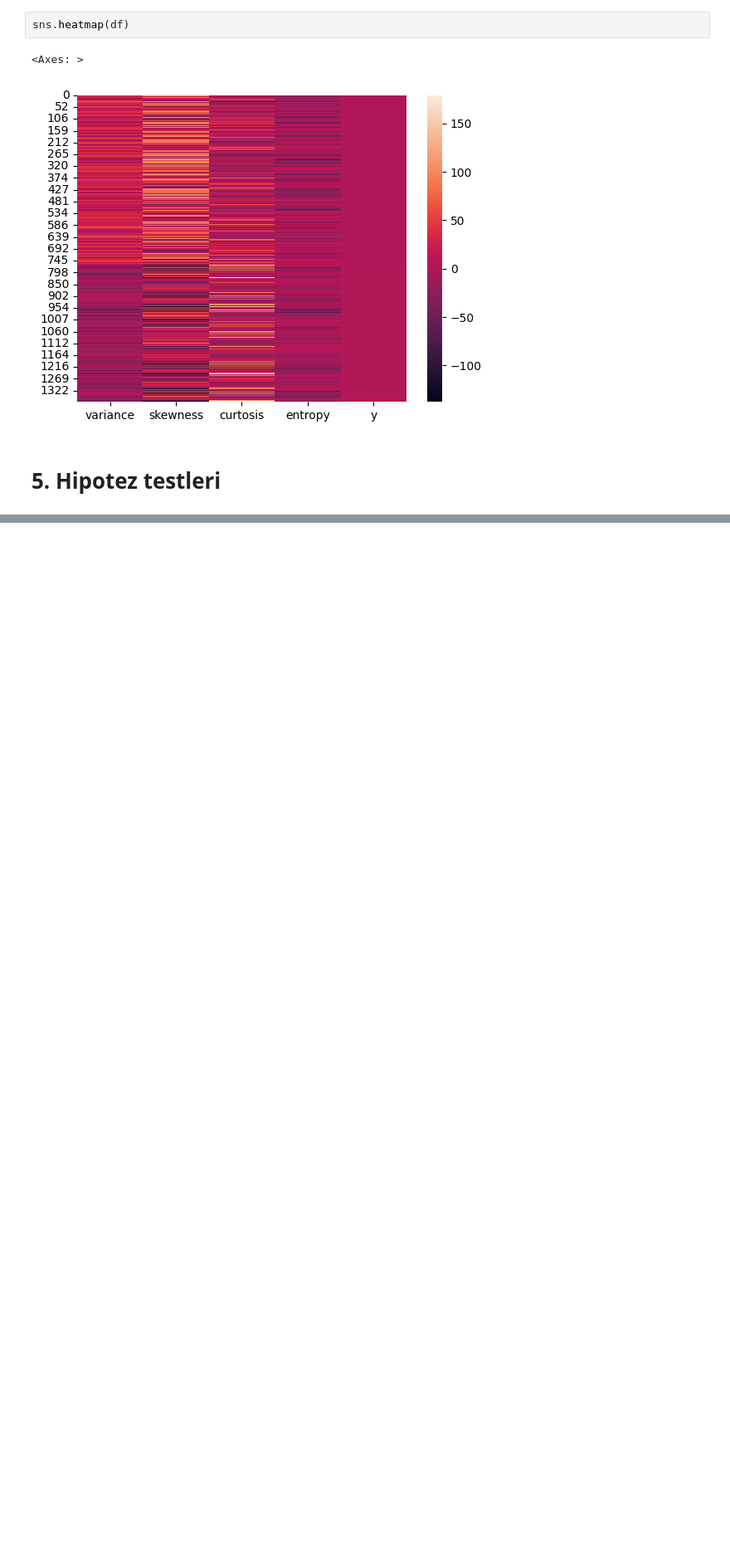
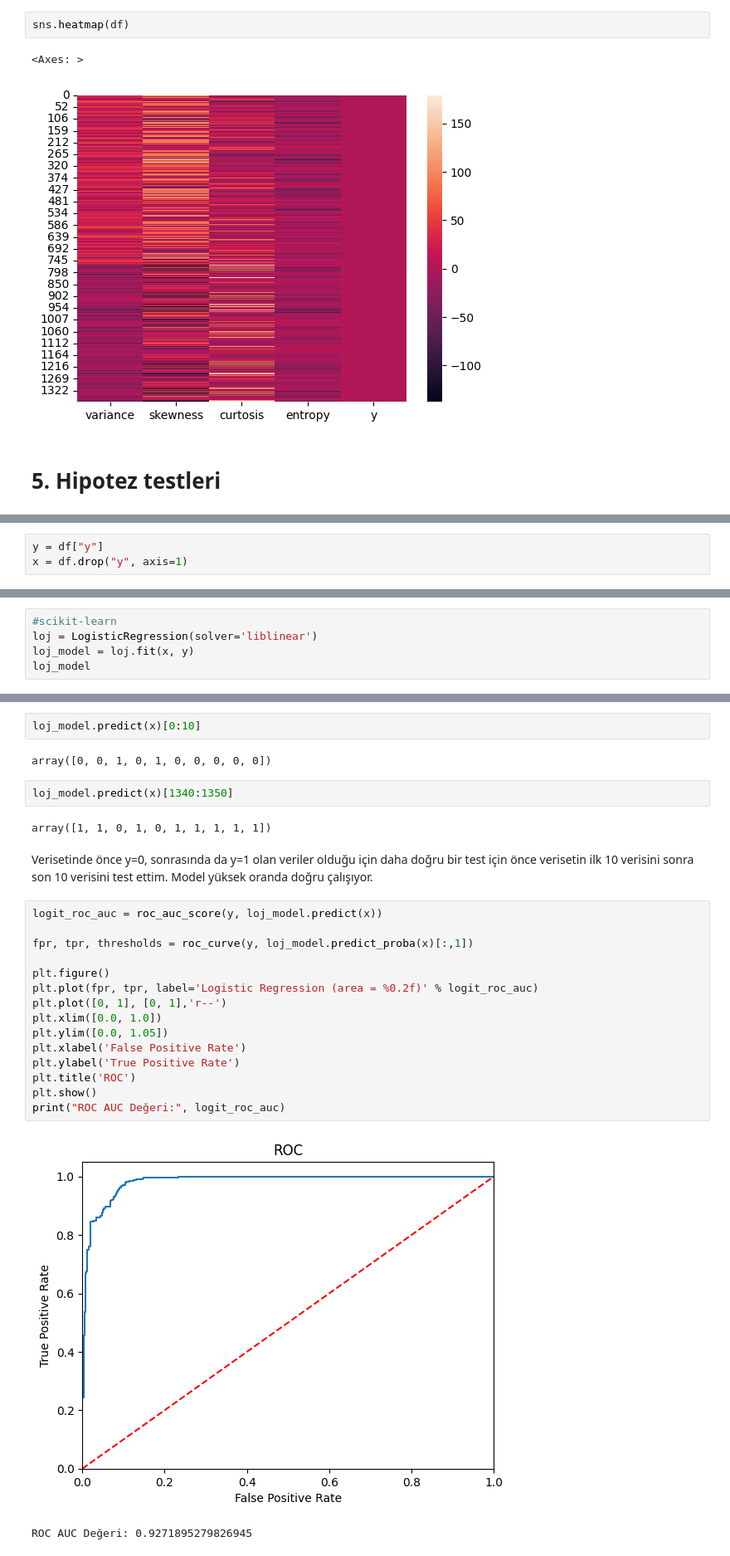
Before and after one commit to mfasahin/banknot_authentication, a Jupyter notebook: data_banknote.ipynb, the cells around one changed output, grey strips where cells are left out. Shown at 83% size. Drawn from its saved outputs; the diff is of its cells as text; blank space fills up the shorter version.

Commit message:
machine learning

```diff
--- a/data_banknote.ipynb
+++ b/data_banknote.ipynb
@@ -210,0 +318,3 @@ sns.heatmap(df)
+# %%
+y = df["y"]
+x = df.drop("y", axis=1)
@@ -210,0 +352,5 @@ sns.heatmap(df)
+# %%
+#scikit-learn
+loj = LogisticRegression(solver='liblinear')
+loj_model = loj.fit(x, y)
+loj_model
@@ -210,0 +408,28 @@ sns.heatmap(df)
+# %%
+loj_model.predict(x)[0:10]
+# %% [output]
+array([0, 0, 1, 0, 1, 0, 0, 0, 0, 0])
+# %%
+loj_model.predict(x)[1340:1350]
+# %% [output]
+array([1, 1, 0, 1, 0, 1, 1, 1, 1, 1])
+# %% [markdown]
+Verisetinde önce y=0, sonrasında da y=1 olan veriler olduğu için daha doğru bir test için önce verisetin ilk 10 verisini sonra son 10 verisini test ettim. Model yüksek oranda doğru çalışıyor.
+# %%
+logit_roc_auc = roc_auc_score(y, loj_model.predict(x))
+
+fpr, tpr, thresholds = roc_curve(y, loj_model.predict_proba(x)[:,1])
+
+plt.figure()
+plt.plot(fpr, tpr, label='Logistic Regression (area = %0.2f)' % logit_roc_auc)
+plt.plot([0, 1], [0, 1],'r--')
+plt.xlim([0.0, 1.0])
+plt.ylim([0.0, 1.05])
+plt.xlabel('False Positive Rate')
+plt.ylabel('True Positive Rate')
+plt.title('ROC')
+plt.show()
+print("ROC AUC Değeri:", logit_roc_auc)
+# %% [output]
+[figure, added]
+ROC AUC Değeri: 0.9271895279826945
```
Also changed, not shown: parts of 26 cells of this notebook.
